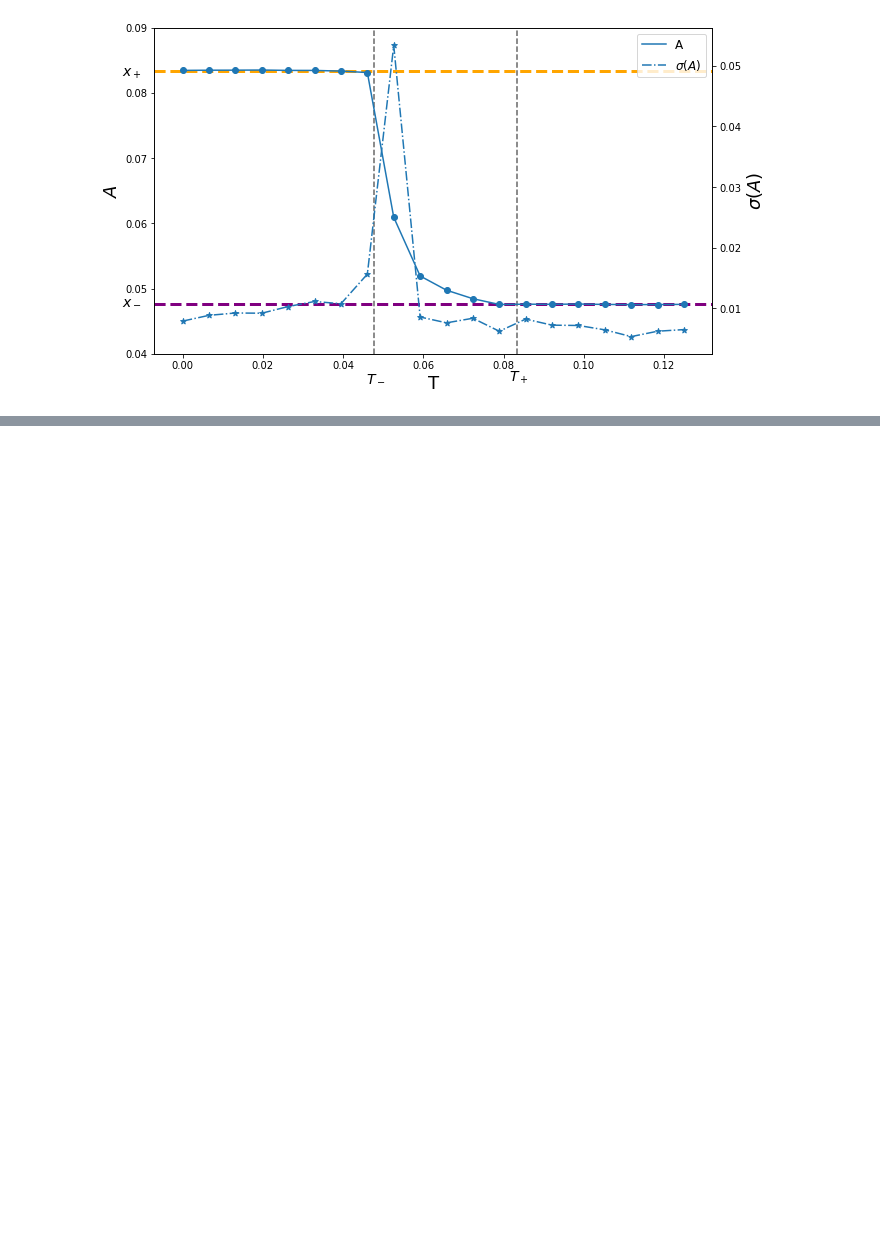
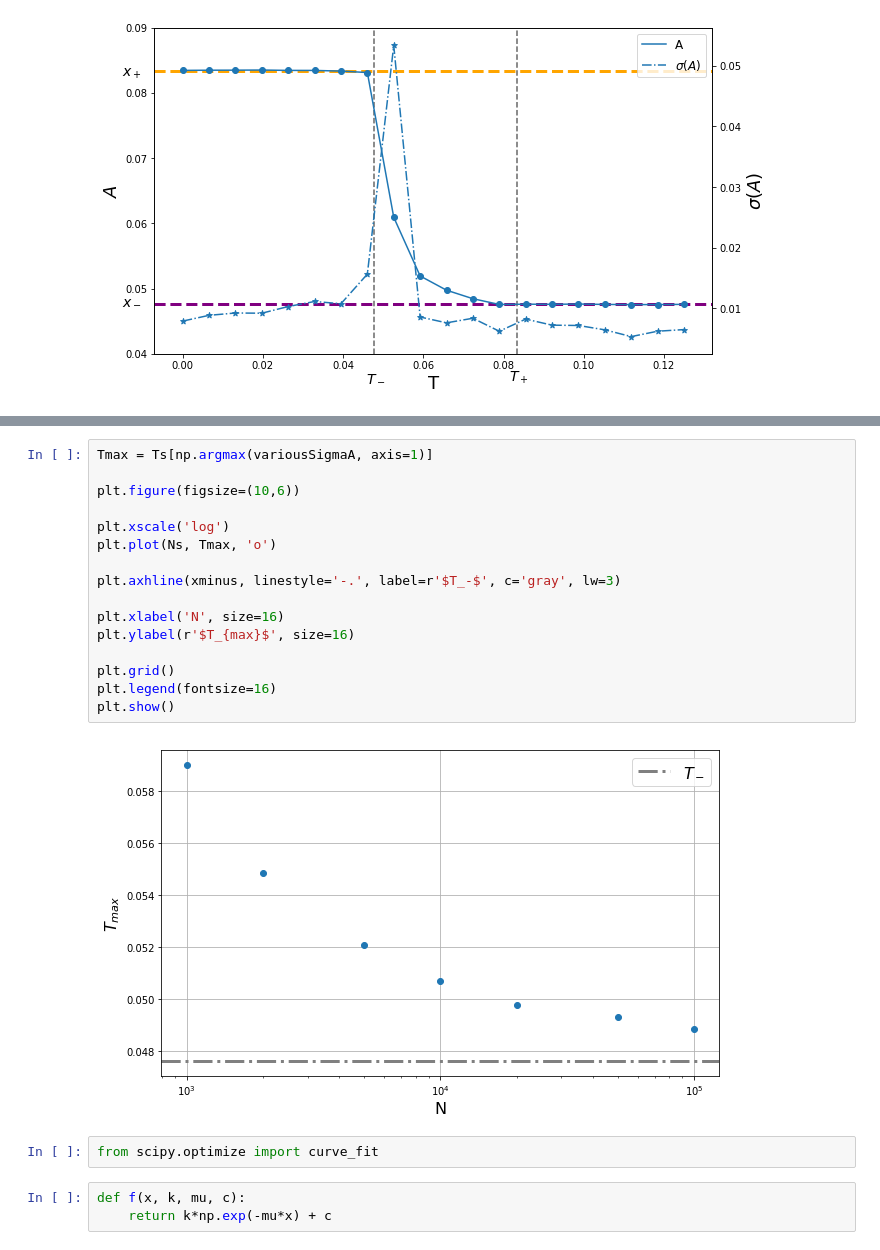
Before and after one commit to gbarzon/HTC_Mesoscopic_Brain, a Jupyter notebook: MeanField.ipynb, the cells around one changed output, grey strips where cells are left out. Saved outputs shown, nothing was run; the diff lists cells and outputs as text; blank space fills up the shorter version.

```diff
--- a/MeanField.ipynb
+++ b/MeanField.ipynb
@@ -707,0 +816,23 @@ plt.show()
+# %%
+Tmax = Ts[np.argmax(variousSigmaA, axis=1)]
+
+plt.figure(figsize=(10,6))
+
+plt.xscale('log')
+plt.plot(Ns, Tmax, 'o')
+
+plt.axhline(xminus, linestyle='-.', label=r'$T_-$', c='gray', lw=3)
+
+plt.xlabel('N', size=16)
+plt.ylabel(r'$T_{max}$', size=16)
+
+plt.grid()
+plt.legend(fontsize=16)
+plt.show()
+# %% [output]
+[figure, added]
+# %%
+from scipy.optimize import curve_fit
+# %%
+def f(x, k, mu, c):
+    return k*np.exp(-mu*x) + c
```
Also changed, not shown: parts of 11 cells of this notebook.
